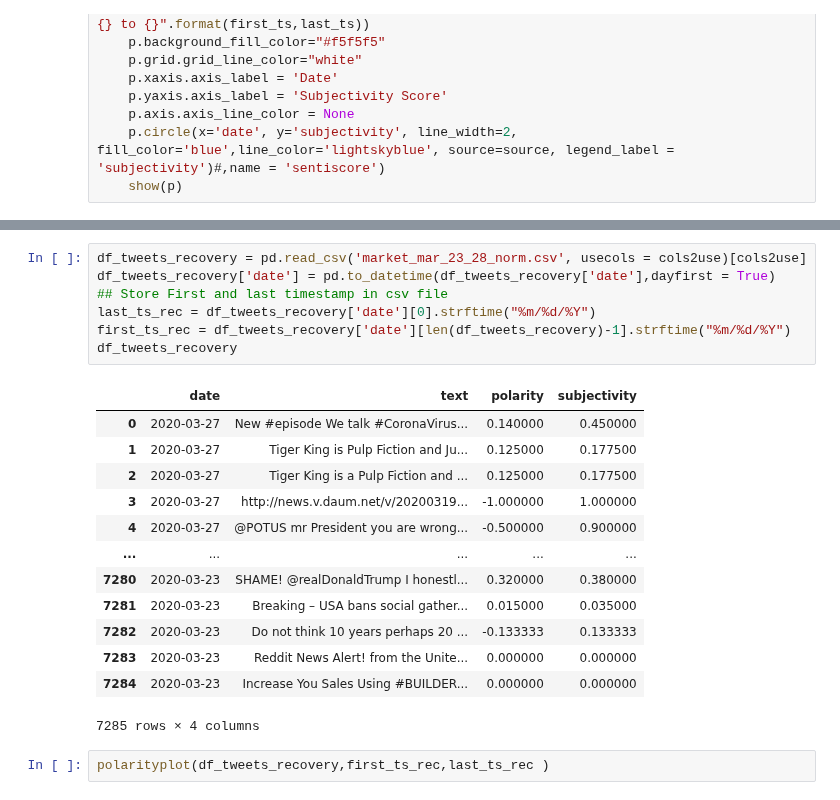
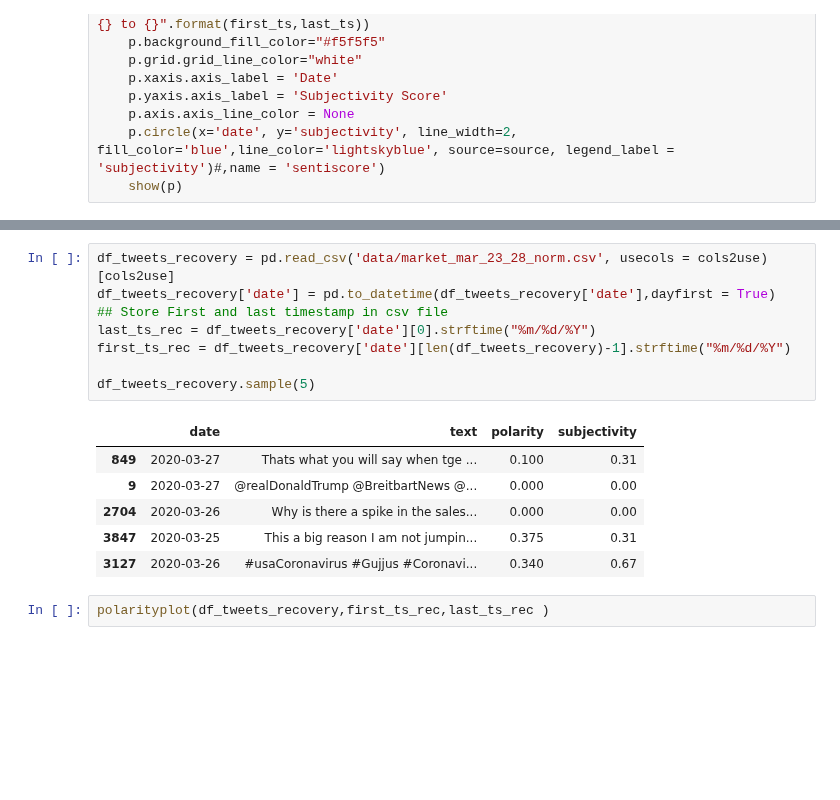
Before and after one commit to mahalakshmi-sabanayagam/COVID19_twitter_equity_analysis, a Jupyter notebook: DJI_StockAnalysis.ipynb, the cells around one changed output, grey strips where cells are left out. Drawn from its saved outputs; the diff is of its cells as text; blank space fills up the shorter version.

```diff
--- a/DJI_StockAnalysis.ipynb
+++ b/DJI_StockAnalysis.ipynb
@@ -134,26 +120,20 @@ subjectivityplot(df_tweets_fall,first_ts_fall,last_ts_fall)
 [interactive output not drawn]
 [interactive output not drawn]
 # %%
-df_tweets_recovery = pd.read_csv('market_mar_23_28_norm.csv', usecols = cols2use)[cols2use]
+df_tweets_recovery = pd.read_csv('data/market_mar_23_28_norm.csv', usecols = cols2use)[cols2use]
 df_tweets_recovery['date'] = pd.to_datetime(df_tweets_recovery['date'],dayfirst = True)
 ## Store First and last timestamp in csv file
 last_ts_rec = df_tweets_recovery['date'][0].strftime("%m/%d/%Y")
 first_ts_rec = df_tweets_recovery['date'][len(df_tweets_recovery)-1].strftime("%m/%d/%Y")
-df_tweets_recovery
+
+df_tweets_recovery.sample(5)
 # %% [output]
 |  | date | text | polarity | subjectivity |
-| 0 | 2020-03-27 | New #episode We talk #CoronaVirus... | 0.140000 | 0.450000 |
-| 1 | 2020-03-27 | Tiger King is Pulp Fiction and Ju... | 0.125000 | 0.177500 |
-| 2 | 2020-03-27 | Tiger King is a Pulp Fiction and ... | 0.125000 | 0.177500 |
-| 3 | 2020-03-27 | http://news.v.daum.net/v/20200319... | -1.000000 | 1.000000 |
-| 4 | 2020-03-27 | @POTUS mr President you are wrong... | -0.500000 | 0.900000 |
-| ... | ... | ... | ... | ... |
-| 7280 | 2020-03-23 | SHAME! @realDonaldTrump I honestl... | 0.320000 | 0.380000 |
-| 7281 | 2020-03-23 | Breaking – USA bans social gather... | 0.015000 | 0.035000 |
-| 7282 | 2020-03-23 | Do not think 10 years perhaps 20 ... | -0.133333 | 0.133333 |
-| 7283 | 2020-03-23 | Reddit News Alert! from the Unite... | 0.000000 | 0.000000 |
-| 7284 | 2020-03-23 | Increase You Sales Using #BUILDER... | 0.000000 | 0.000000 |
+| 849 | 2020-03-27 | Thats what you will say when tge ... | 0.100 | 0.31 |
+| 9 | 2020-03-27 | @realDonaldTrump @BreitbartNews @... | 0.000 | 0.00 |
+| 2704 | 2020-03-26 | Why is there a spike in the sales... | 0.000 | 0.00 |
+| 3847 | 2020-03-25 | This a big reason I am not jumpin... | 0.375 | 0.31 |
+| 3127 | 2020-03-26 | #usaCoronavirus #Gujjus #Coronavi... | 0.340 | 0.67 |
-7285 rows × 4 columns
 # %%
 polarityplot(df_tweets_recovery,first_ts_rec,last_ts_rec )
 # %% [output]
```
Also changed, not shown: parts of 7 cells of this notebook, 2 other files.
